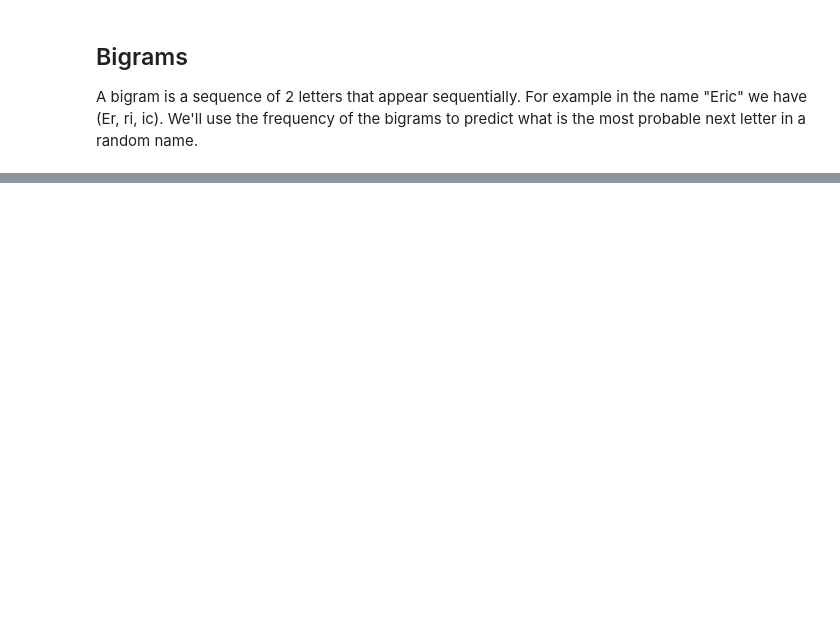
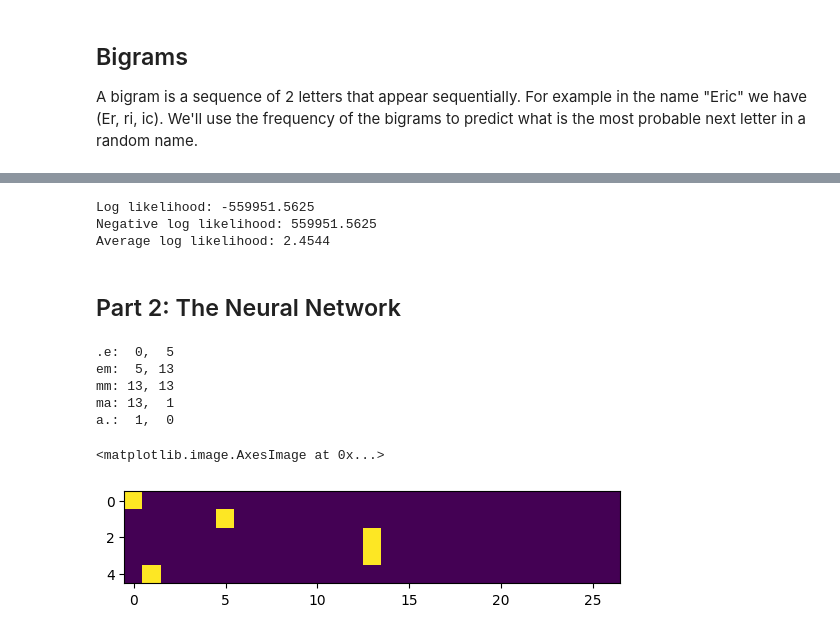
Before and after one commit to ericjeker/makemore, a Jupyter notebook: makemore.ipynb, the cells around one changed output, grey strips where cells are left out. Cells and saved outputs as stored; diff of their text form; code cells hidden in the pictures; blank space fills up the shorter version.

```diff
--- a/makemore.ipynb
+++ b/makemore.ipynb
@@ -77,0 +148,55 @@ for i in range(28):
+# %%
+log_likelihood = 0
+n = 0
+
+for w in words:
+#for w in ['olivia']:
+    chs = ['.'] + list(w) + ['.']
+    for ch1, ch2 in zip(chs, chs[1:]):
+        prob = P[stoi[ch1], stoi[ch2]]
+        # Get the log of the probability and add it to log likelihood
+        logprob = torch.log(prob)
+        log_likelihood += logprob
+        n += 1
+        #print(f'{ch1}{ch2}: {prob :.4f}, {logprob :.4f}')
+
+print(f'Log likelihood: {log_likelihood:.4f}')
+nll = -log_likelihood
+print(f'Negative log likelihood: {nll:.4f}')
+print(f'Average log likelihood: {nll / n:.4f}')
+# %% [output]
+Log likelihood: -559951.5625
+Negative log likelihood: 559951.5625
+Average log likelihood: 2.4544
+# %% [markdown]
+## Part 2: The Neural Network
+# %%
+xs, ys = [], []
+
+# We create the input and output (label) tensors
+# The label tensor will later be useful to calculate the loss
+for w in words[:1]:
+    chs = ['.'] + list(w) + ['.']
+    for ch1, ch2 in zip(chs, chs[1:]):
+        ix1 = stoi[ch1]
+        ix2 = stoi[ch2]
+        print( f'{ch1}{ch2}: {ix1:2n}, {ix2:2n}')
+        xs.append(ix1)
+        ys.append(ix2)
+
+xs = torch.tensor(xs)
+ys = torch.tensor(ys)
+# %% [output]
+.e:  0,  5
+em:  5, 13
+mm: 13, 13
+ma: 13,  1
+a.:  1,  0
+# %%
+# One hot encoding of the input values,
+# because we can't simply pass a tensor of integer to a neural network
+xenc = F.one_hot(xs, num_classes=27).float()
+plt.imshow(xenc)
+# %% [output]
+<matplotlib.image.AxesImage at 0x...>
+[figure, added]
```
Also changed, not shown: parts of 19 cells of this notebook.
